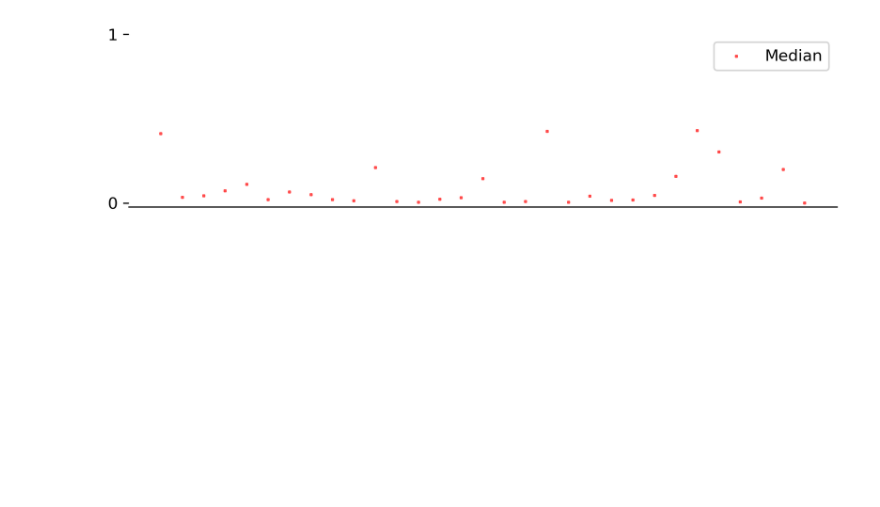
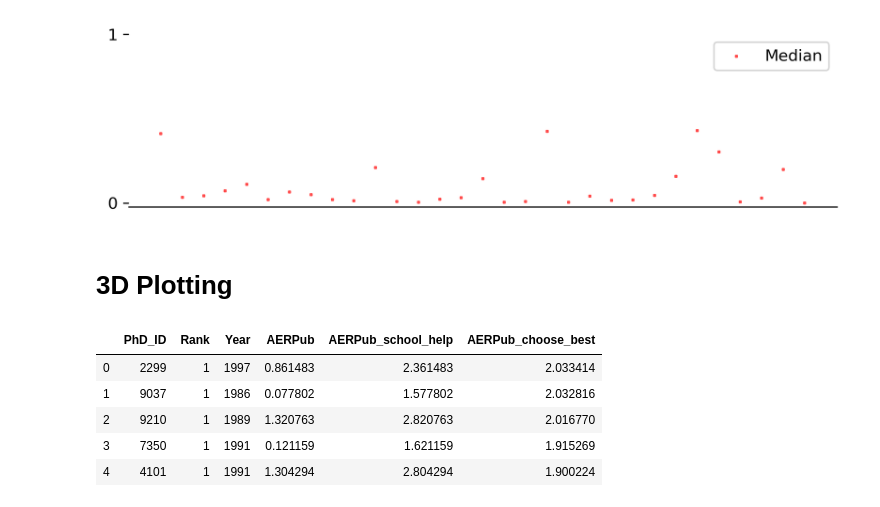
Before and after one commit to mviz/publish_rate_analysis, a Jupyter notebook: publishing_rate_raw_visualizations.ipynb, the cells around one changed output. Cells and saved outputs as stored; diff of their text form; code cells hidden in the pictures; blank space fills up the shorter version.

```diff
--- a/publishing_rate_raw_visualizations.ipynb
+++ b/publishing_rate_raw_visualizations.ipynb
@@ -13,6 +15,7 @@ sns.set_palette("husl")
 # %%
 quantiled_by_year_rank = pd.read_csv("raw_data/rank_year_agg.csv")
 mean_aer_quantiles = pd.read_csv("raw_data/rank_agg.csv")
+mock_data = pd.read_csv("fake_data/mock_data.csv")
 # %% [markdown]
 ## Visualize
 
@@ -130,3 +133,14 @@ ax.spines["bottom"].set_visible(True)
 ax.legend();
 # %% [output]
 [figure]
+# %% [markdown]
+# 3D Plotting
+# %%
+mock_data.head()
+# %% [output]
+|  | PhD_ID | Rank | Year | AERPub | AERPub_school_help | AERPub_choose_best |
+| 0 | 2299 | 1 | 1997 | 0.861483 | 2.361483 | 2.033414 |
+| 1 | 9037 | 1 | 1986 | 0.077802 | 1.577802 | 2.032816 |
+| 2 | 9210 | 1 | 1989 | 1.320763 | 2.820763 | 2.016770 |
+| 3 | 7350 | 1 | 1991 | 0.121159 | 1.621159 | 1.915269 |
+| 4 | 4101 | 1 | 1991 | 1.304294 | 2.804294 | 1.900224 |
```
Also changed, not shown: parts of 7 cells of this notebook, 8 other files.
